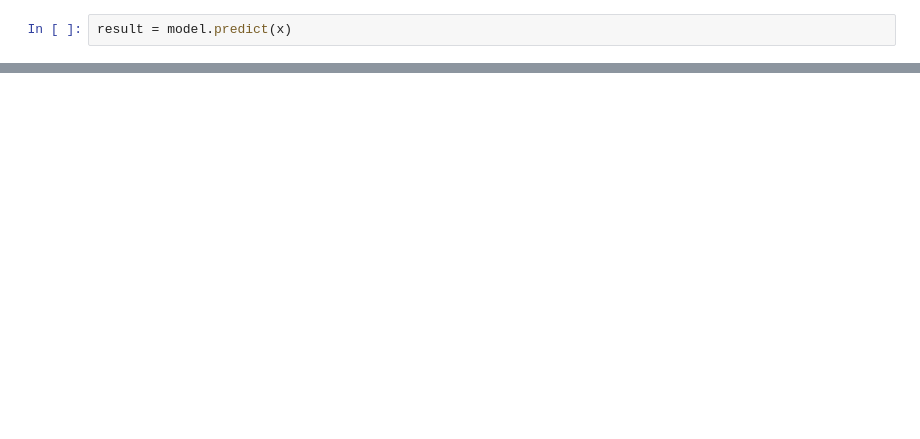
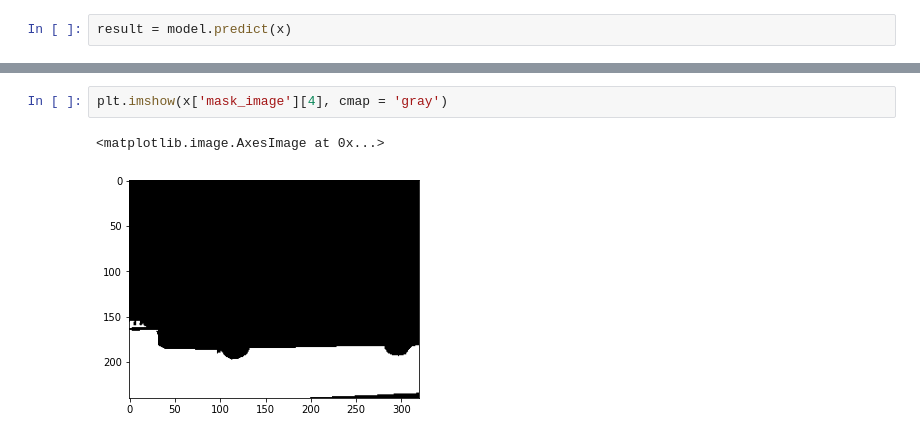
Before and after one commit to amit205/multi-task-learning, a Jupyter notebook: superpoint_MTL.ipynb, the cells around one changed output, grey strips where cells are left out. Saved outputs shown, nothing was run; the diff lists cells and outputs as text; blank space fills up the shorter version.

```diff
--- a/superpoint_MTL.ipynb
+++ b/superpoint_MTL.ipynb
@@ -749,0 +866,5 @@ result
+# %%
+plt.imshow(x['mask_image'][4], cmap = 'gray')
+# %% [output]
+<matplotlib.image.AxesImage at 0x...>
+[figure, added]
```
Also changed, not shown: parts of 53 cells of this notebook, 1 other file.
